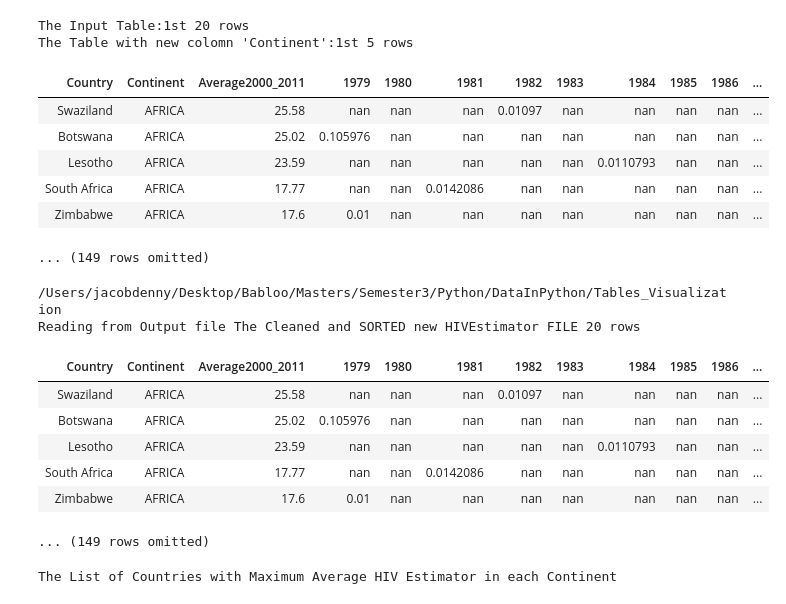
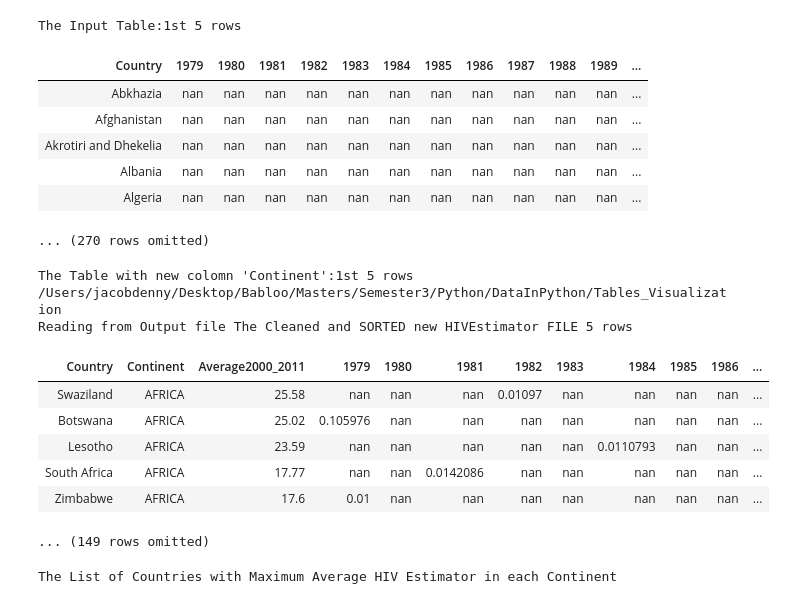
Before and after one commit to babloomarkose/DataInPython, a Jupyter notebook: Tables_Visualization/Table_Visualization.ipynb, the cells around one changed output. Drawn from its saved outputs; the diff is of its cells as text; code cells hidden in the pictures.

```diff
--- a/Tables_Visualization/Table_Visualization.ipynb
+++ b/Tables_Visualization/Table_Visualization.ipynb
@@ -65,13 +70,13 @@ Explain how do you validate the correctness of your labelling. Out- put the upda
 #LOAD DATA
 
 #Loading data from CSV file URL address
-#InputFilepath='https://raw.githubusercontent.com/babloomarkose/DataInPython/master/Tables_Visualization'
-InputFilepath='/Users/jacobdenny/Desktop/Babloo/Masters/Semester3/Python/DataInPython/Tables_Visualization'
+InputFilepath='https://raw.githubusercontent.com/babloomarkose/DataInPython/master/Tables_Visualization'
+#InputFilepath='/Users/jacobdenny/Desktop/Babloo/Masters/Semester3/Python/DataInPython/Tables_Visualization'
 HIVEstimator=Table().read_table(InputFilepath+'/HIVEstimatedPrevalence.csv')
 
 #Print the HIVPrevelence Estimator Table
-print("The Input Table:1st 20 rows ")
-#HIVEstimator.show(20) # Show only the first 20 records
+print("The Input Table:1st 5 rows ")
+HIVEstimator.show(5) # Show only the first 20 records
 #---------------------------------------------------------------------------------------------------------------------
 
 #CREATE NEW COLOUMN CONTINENT
@@ -99,46 +104,46 @@ pandasDF.dropna(axis=1, how='all',inplace=True)
 
 #Calculate Average per year for Estimated HIV Prevelance for future use
 DF  = round(pandasDF.iloc[:,2:35].mean(axis=0), 4)
 
 #Create new colomn 'Average2000_2011', for 2000-2011 Average Estimated HIV Prevelance
 pandasDF['Average2000_2011']  = round(pandasDF.iloc[:,23:35].mean(axis=1), 4)
 pandasDF['OverAllAverage']  = round(pandasDF.iloc[:,2:35].mean(axis=1), 4)
+
 #Converting back to datascience table after data manipulation
 HIVEstimator1=Table.from_df(pandasDF)
 
 
 #OUTPUT TO FILE
 #Verifying Table has new colomn Continent
 print("The Table with new colomn 'Continent':1st 5 rows ")
 #SORT the table
 HIVEstimator1=(HIVEstimator1.sort('Average2000_2011','Desc')).sort('Continent')
 #Move colomn 'Average2000_2011', for 2000-2011 Average Estimated HIV Prevelance to index 2
 HIVEstimator1=HIVEstimator1.move_column('Average2000_2011',2)
-HIVEstimator1.show(5)
 
 #Write output to file
 outputfilepath = os.getcwd()
 #outputfilepath='/Users/jacobdenny/Desktop/Babloo/Masters/Semester3/Python'
 print(outputfilepath)
 HIVEstimator1.to_csv(outputfilepath+'/outputHIVTable.csv')
 
 #Displaying Data from output file
-print("Reading from Output file The Cleaned and SORTED new HIVEstimator FILE 20 rows")
+print("Reading from Output file The Cleaned and SORTED new HIVEstimator FILE 5 rows")
 HIVEstimatorTable=Table.read_table(outputfilepath+'/outputHIVTable.csv')
 HIVEstimatorTable.show(5)
 #---------------------------------------------------------------------------------------------------------------------
 # %% [output]
-The Input Table:1st 20 rows
-The Table with new colomn 'Continent':1st 5 rows
+The Input Table:1st 5 rows
-| Country | Continent | Average2000_2011 | 1979 | 1980 | 1981 | 1982 | 1983 | 1984 | 1985 | 1986 | ... |
-| Swaziland | AFRICA | 25.58 | nan | nan | nan | 0.01097 | nan | nan | nan | nan | ... |
-| Botswana | AFRICA | 25.02 | 0.105976 | nan | nan | nan | nan | nan | nan | nan | ... |
-| Lesotho | AFRICA | 23.59 | nan | nan | nan | nan | nan | 0.0110793 | nan | nan | ... |
-| South Africa | AFRICA | 17.77 | nan | nan | 0.0142086 | nan | nan | nan | nan | nan | ... |
-| Zimbabwe | AFRICA | 17.6 | 0.01 | nan | nan | nan | nan | nan | nan | nan | ... |
+| Country | 1979 | 1980 | 1981 | 1982 | 1983 | 1984 | 1985 | 1986 | 1987 | 1988 | 1989 | ... |
+| Abkhazia | nan | nan | nan | nan | nan | nan | nan | nan | nan | nan | nan | ... |
+| Afghanistan | nan | nan | nan | nan | nan | nan | nan | nan | nan | nan | nan | ... |
+| Akrotiri and Dhekelia | nan | nan | nan | nan | nan | nan | nan | nan | nan | nan | nan | ... |
+| Albania | nan | nan | nan | nan | nan | nan | nan | nan | nan | nan | nan | ... |
+| Algeria | nan | nan | nan | nan | nan | nan | nan | nan | nan | nan | nan | ... |
-... (149 rows omitted)
+... (270 rows omitted)
+The Table with new colomn 'Continent':1st 5 rows
 /Users/jacobdenny/Desktop/Babloo/Masters/Semester3/Python/DataInPython/Tables_Visualization
-Reading from Output file The Cleaned and SORTED new HIVEstimator FILE 20 rows
+Reading from Output file The Cleaned and SORTED new HIVEstimator FILE 5 rows
 | Country | Continent | Average2000_2011 | 1979 | 1980 | 1981 | 1982 | 1983 | 1984 | 1985 | 1986 | ... |
 | Swaziland | AFRICA | 25.58 | nan | nan | nan | 0.01097 | nan | nan | nan | nan | ... |
 | Botswana | AFRICA | 25.02 | 0.105976 | nan | nan | nan | nan | nan | nan | nan | ... |
```
Also changed, not shown: parts of 2 cells of this notebook, 2 other files.
